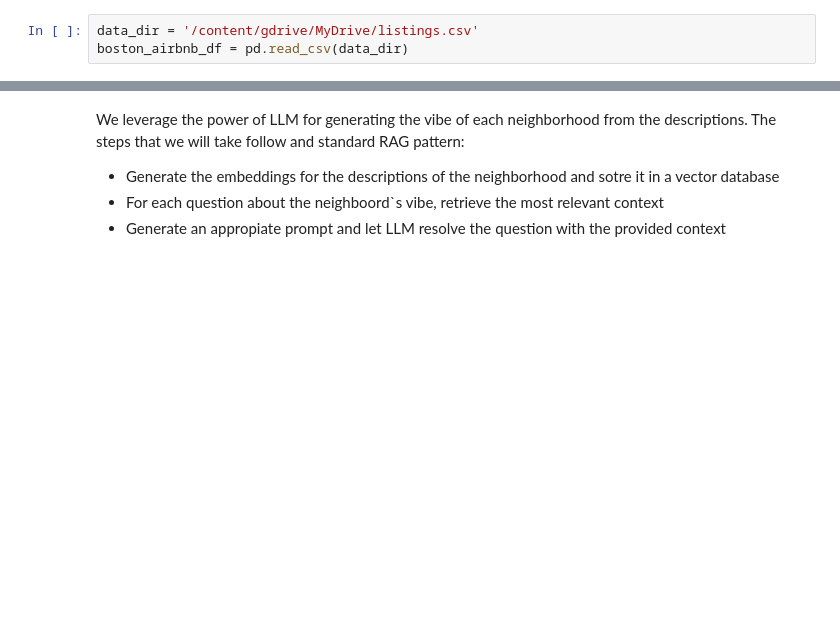
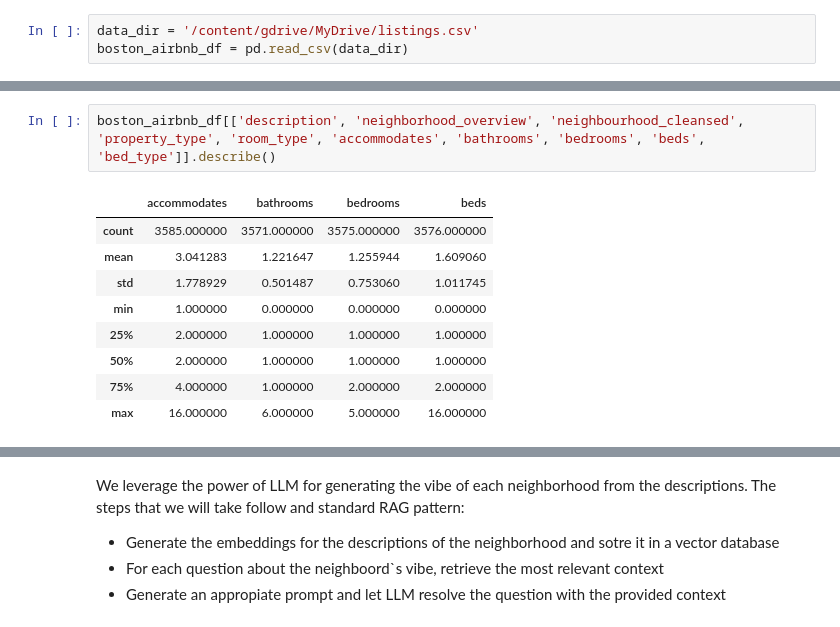
Before and after one commit to RicardoAlc1988/Data_Science_Nanodegree, a Jupyter notebook: Boston_Airbnb_Open_Data.ipynb, the cells around one changed output, grey strips where cells are left out. Saved outputs shown, nothing was run; the diff lists cells and outputs as text; blank space fills up the shorter version.

```diff
--- a/Boston_Airbnb_Open_Data.ipynb
+++ b/Boston_Airbnb_Open_Data.ipynb
@@ -134,0 +174,12 @@ Index(['id', 'listing_url', 'scrape_id', 'last_scraped', 'name', 'summary',
+# %%
+boston_airbnb_df[['description', 'neighborhood_overview', 'neighbourhood_cleansed', 'property_type', 'room_type', 'accommodates', 'bathrooms', 'bedrooms', 'beds', 'bed_type']].describe()
+# %% [output]
+|  | accommodates | bathrooms | bedrooms | beds |
+| count | 3585.000000 | 3571.000000 | 3575.000000 | 3576.000000 |
+| mean | 3.041283 | 1.221647 | 1.255944 | 1.609060 |
+| std | 1.778929 | 0.501487 | 0.753060 | 1.011745 |
+| min | 1.000000 | 0.000000 | 0.000000 | 0.000000 |
+| 25% | 2.000000 | 1.000000 | 1.000000 | 1.000000 |
+| 50% | 2.000000 | 1.000000 | 1.000000 | 1.000000 |
+| 75% | 4.000000 | 1.000000 | 2.000000 | 2.000000 |
+| max | 16.000000 | 6.000000 | 5.000000 | 16.000000 |
```
Also changed, not shown: parts of 135 cells of this notebook.
